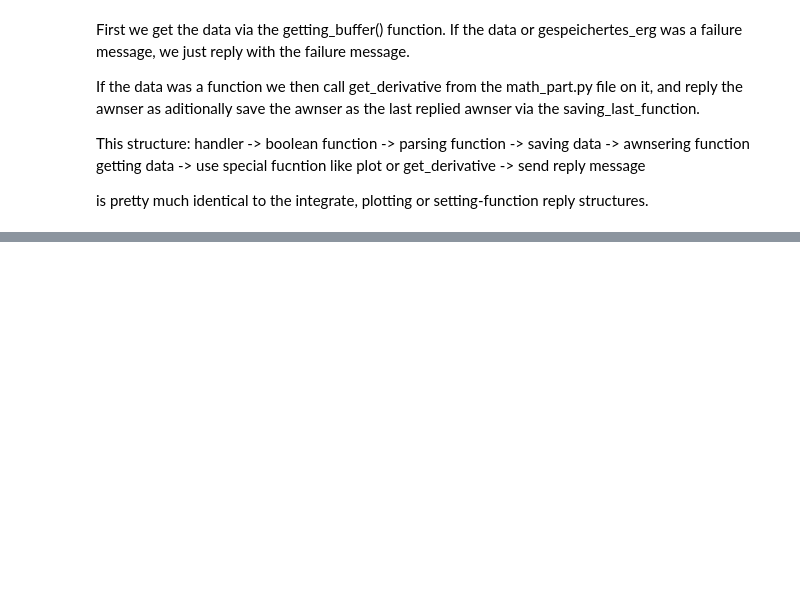
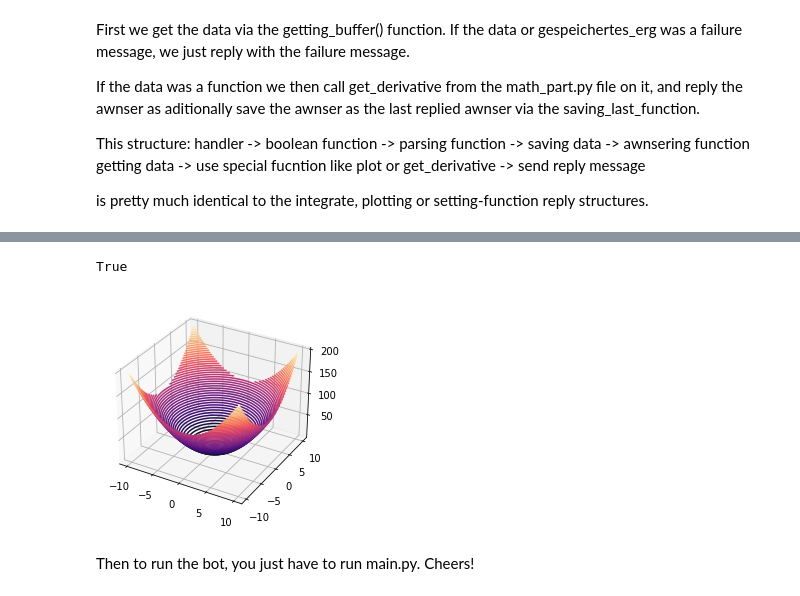
Before and after one commit to MagMueller/TelegramFunctionPlotter, a Jupyter notebook: telebot/SciyPyProject.ipynb, the cells around one changed output, grey strips where cells are left out. Cells and saved outputs as stored; diff of their text form; code cells hidden in the pictures; blank space fills up the shorter version.

```diff
--- a/telebot/SciyPyProject.ipynb
+++ b/telebot/SciyPyProject.ipynb
@@ -267,0 +243,4 @@ In this folder we save the last correct function that the bot repplied to a mess
+# %%
+import pickle
+dir_of_set_functions = eval(pickle.load(open("temp/set_functions.dat","rb")))
+dir_of_set_functions
@@ -267,0 +249,3 @@ In this folder we save the last correct function that the bot repplied to a mess
+# %%
+dir_of_last_functions = eval(pickle.load(open("temp/last_functions.dat","rb")))
+dir_of_last_functions
@@ -267,0 +262,12 @@ In this folder we save the last correct function that the bot repplied to a mess
+# %%
+from plot import *
+import sympy
+
+pickle.dump(str(dict()),open("temp/last_functions.dat","wb"))
+pickle.dump(str(dict()),open("temp/set_functions.dat","wb"))
+plot_func(parse_expr('x**2+y**2'))
+# %% [output]
+True
+[figure, added]
+# %% [markdown]
+Then to run the bot, you just have to run main.py. Cheers!
```
Also changed, not shown: parts of 20 cells of this notebook, 2 other files.
